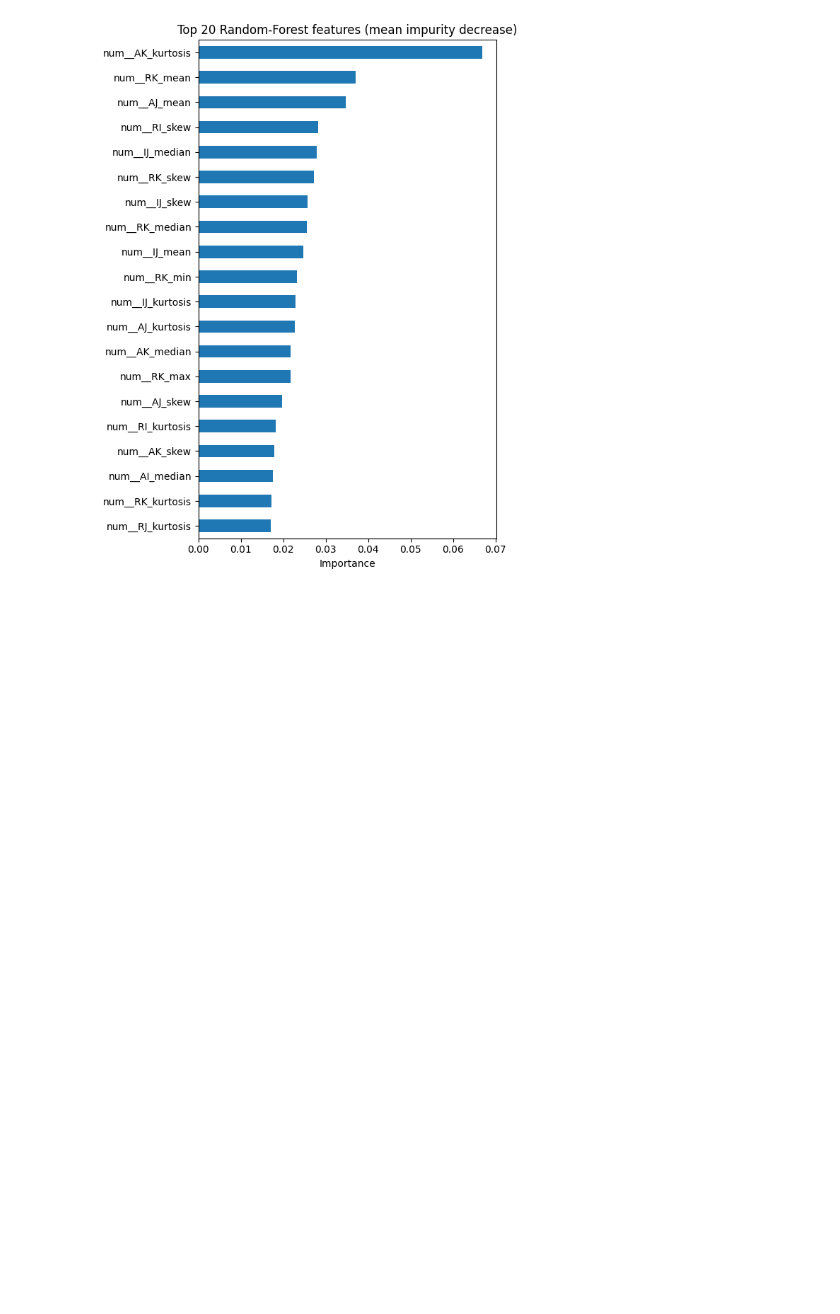
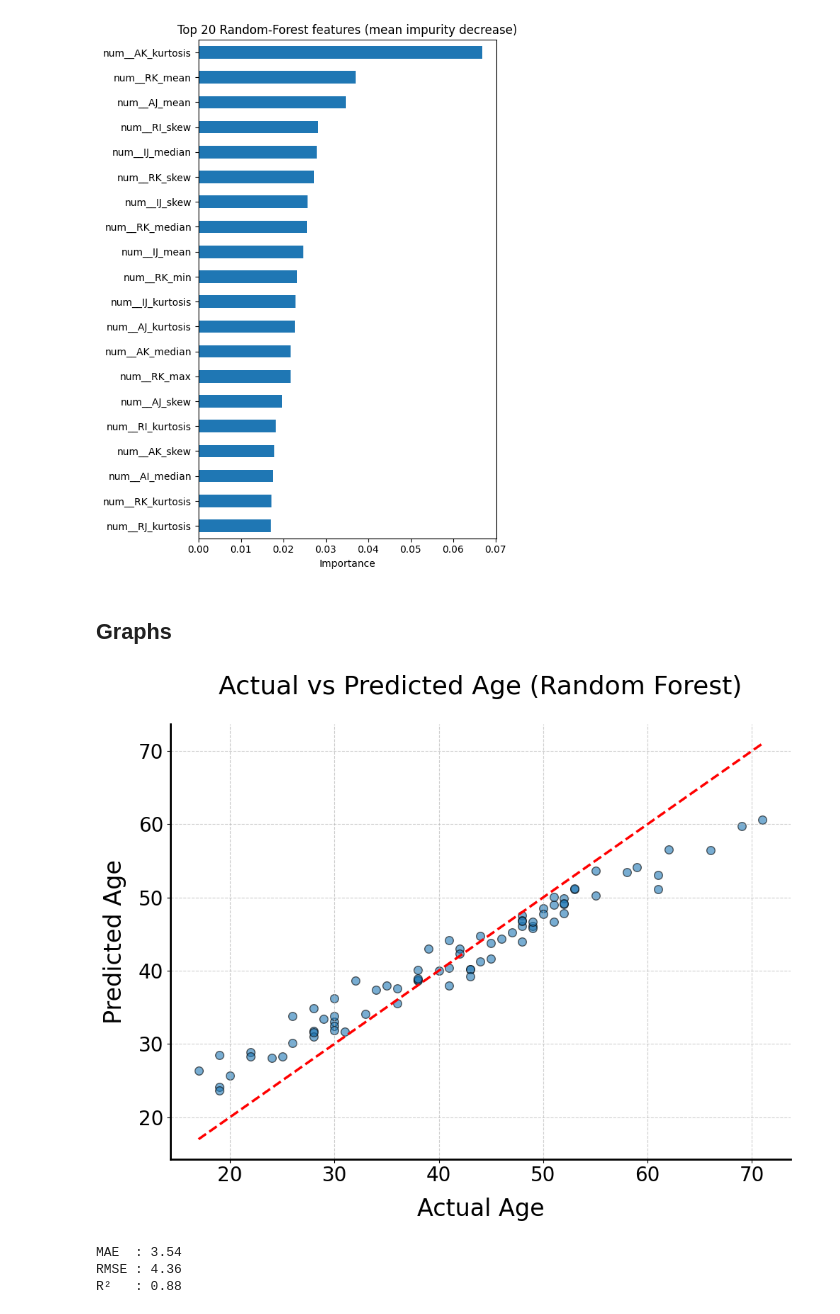
Before and after one commit to Farii01/Cardiovascular-age, a Jupyter notebook: BCG/BCG_beatwise_data_random_forrest.ipynb, the cells around one changed output. Saved outputs shown, nothing was run; the diff lists cells and outputs as text; code cells hidden in the pictures; blank space fills up the shorter version.

```diff
--- a/BCG/BCG_beatwise_data_random_forrest.ipynb
+++ b/BCG/BCG_beatwise_data_random_forrest.ipynb
@@ -215,3 +202,53 @@ plt.show()
 # %% [output]
 ✓ Feature importances → final_bcg_feature_importance_rf_best.csv
 [figure]
+# %% [markdown]
+## Graphs
+# %%
+import matplotlib.pyplot as plt
+from sklearn.metrics import mean_absolute_error, mean_squared_error, r2_score
+
+# Load pipeline
+import joblib
+pipeline = joblib.load("final_bcg_age_model_rf_best.pkl")
+
+# Separate components
+preprocess = pipeline.named_steps["columntransformer"]
+model = pipeline.named_steps["randomforestregressor"]
+
+# Predict on full dataset
+X_proc = preprocess.transform(X)
+y_pred = model.predict(X_proc)
+
+# Plot
+plt.figure(figsize=(10, 8))
+plt.scatter(y, y_pred, alpha=0.6, edgecolor='k', s=70)
+plt.plot([y.min(), y.max()], [y.min(), y.max()], 'r--', linewidth=2.5)
+plt.xlabel("Actual Age", fontsize=24, labelpad=12)
+plt.ylabel("Predicted Age", fontsize=24, labelpad=12)
+plt.title("Actual vs Predicted Age (Random Forest)", fontsize=26, pad=30)
+plt.xticks(fontsize=20)
+plt.yticks(fontsize=20)
+plt.grid(True, linestyle='--', alpha=0.6)
+ax = plt.gca()
+ax.spines['bottom'].set_linewidth(2)
+ax.spines['left'].set_linewidth(2)
+ax.spines['top'].set_visible(False)
+ax.spines['right'].set_visible(False)
+plt.tight_layout()
+plt.savefig("rf_actual_vs_predicted.pdf", format="pdf")   # or .svg
+plt.show()
+
+# Print metrics
+mae = mean_absolute_error(y, y_pred)
+rmse = mean_squared_error(y, y_pred, squared=False)
+r2 = r2_score(y, y_pred)
+
+print(f"MAE  : {mae:.2f}")
+print(f"RMSE : {rmse:.2f}")
+print(f"R²   : {r2:.2f}")
+# %% [output]
+[figure, added]
+MAE  : 3.54
+RMSE : 4.36
+R²   : 0.88
```
Also changed, not shown: parts of 1 cell of this notebook, 1 other file.
